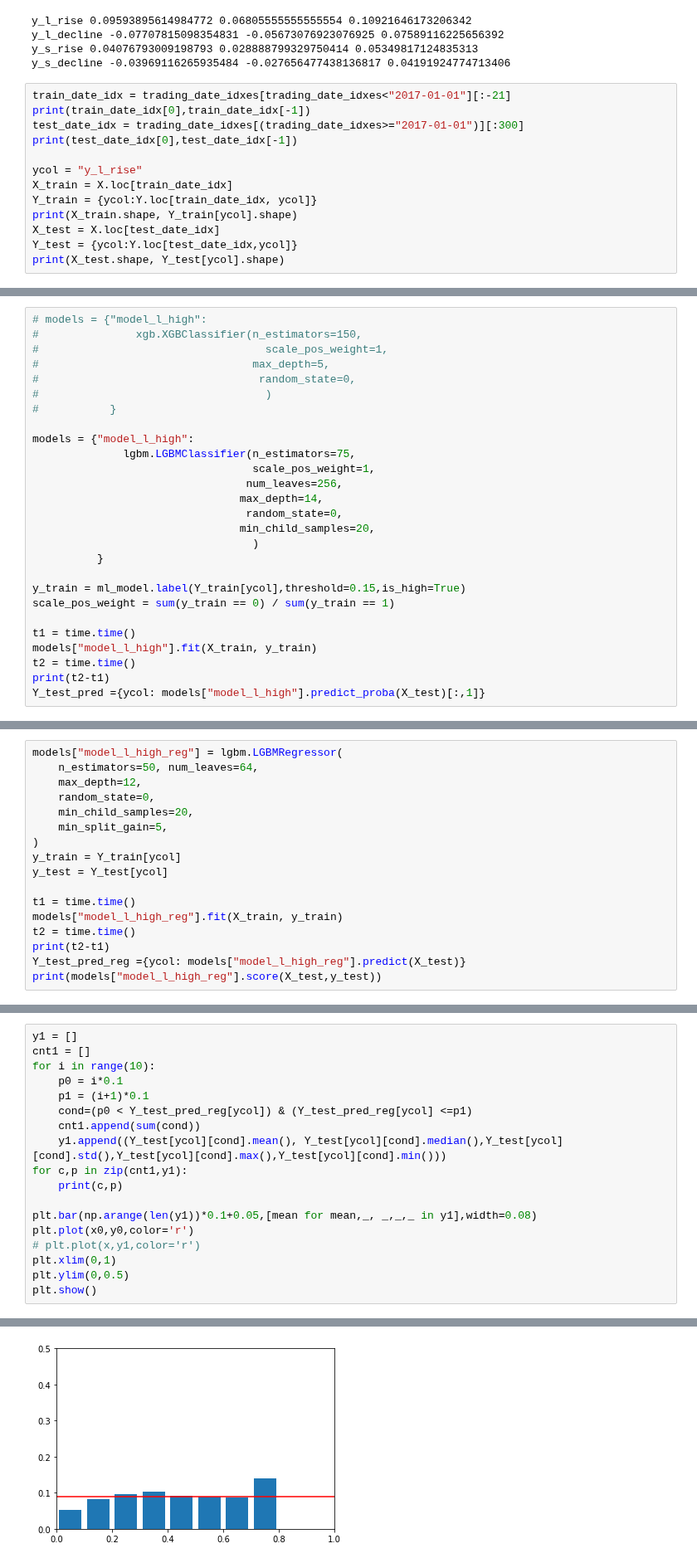
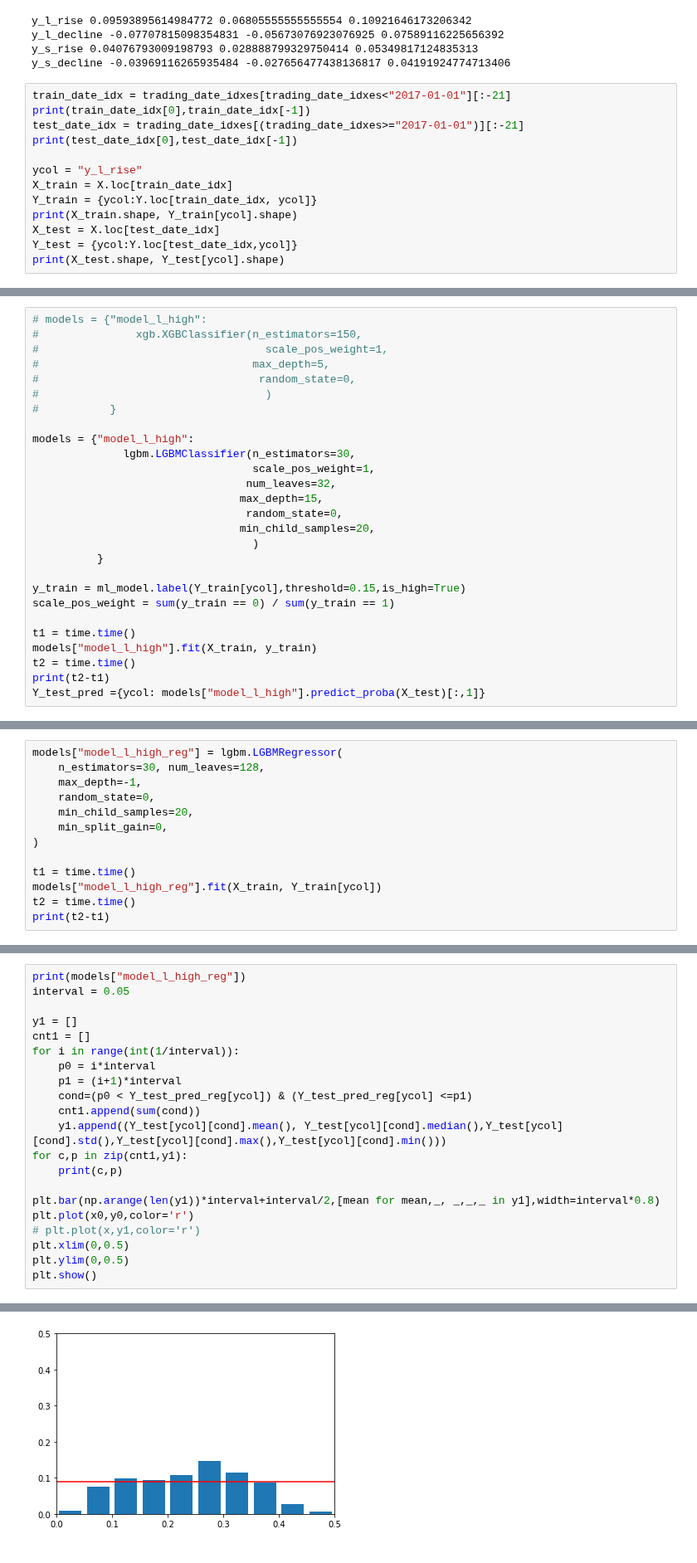
Before and after one commit to Bantorra0/Quant, a Jupyter notebook: test_clf.ipynb, the cells around one changed output, grey strips where cells are left out. Shown at 83% size. Drawn from its saved outputs; the diff is of its cells as text.

```diff
--- a/test_clf.ipynb
+++ b/test_clf.ipynb
@@ -89,7 +89,7 @@ y_s_decline -0.03969116265935484 -0.027656477438136817 0.04191924774713406
 # %%
 train_date_idx = trading_date_idxes[trading_date_idxes<"2017-01-01"][:-21]
 print(train_date_idx[0],train_date_idx[-1])
-test_date_idx = trading_date_idxes[(trading_date_idxes>="2017-01-01")][:300]
+test_date_idx = trading_date_idxes[(trading_date_idxes>="2017-01-01")][:-21]
 print(test_date_idx[0],test_date_idx[-1])
 
 ycol = "y_l_rise"
@@ -114,10 +114,10 @@ print(X_test.shape, Y_test[ycol].shape)
 #           }
 
 models = {"model_l_high":
-              lgbm.LGBMClassifier(n_estimators=75,
+              lgbm.LGBMClassifier(n_estimators=30,
                                   scale_pos_weight=1,
-                                 num_leaves=256,
-                                max_depth=14,
+                                 num_leaves=32,
+                                max_depth=15,
                                  random_state=0,
                                 min_child_samples=20,
                                   )
@@ -204,19 +205,15 @@ for code, df in df_combined[cond].groupby("code"):
 2017-05-23  603799.SH   42.7  42.9562    42.5035  0.379645  0.730326
 # %%
 models["model_l_high_reg"] = lgbm.LGBMRegressor(
-    n_estimators=50, num_leaves=64,
-    max_depth=12,
+    n_estimators=30, num_leaves=128,
+    max_depth=-1,
     random_state=0,
     min_child_samples=20,
-    min_split_gain=5,
+    min_split_gain=0,
 )
-y_train = Y_train[ycol]
-y_test = Y_test[ycol]
 
 t1 = time.time()
-models["model_l_high_reg"].fit(X_train, y_train)
+models["model_l_high_reg"].fit(X_train, Y_train[ycol])
 t2 = time.time()
 print(t2-t1)
-Y_test_pred_reg ={ycol: models["model_l_high_reg"].predict(X_test)}
-print(models["model_l_high_reg"].score(X_test,y_test))
 # %% [output]
@@ -349,21 +355,24 @@ plt.show()
 12 (0.060183483249202585, 0.03594701038310055, 0.12049318951641502, 0.3700854700854703, -0.10079184002147368)
 [figure]
 # %%
+print(models["model_l_high_reg"])
+interval = 0.05
+
 y1 = []
 cnt1 = []
-for i in range(10):
-    p0 = i*0.1
-    p1 = (i+1)*0.1
+for i in range(int(1/interval)):
+    p0 = i*interval
+    p1 = (i+1)*interval
     cond=(p0 < Y_test_pred_reg[ycol]) & (Y_test_pred_reg[ycol] <=p1)
     cnt1.append(sum(cond))
     y1.append((Y_test[ycol][cond].mean(), Y_test[ycol][cond].median(),Y_test[ycol][cond].std(),Y_test[ycol][cond].max(),Y_test[ycol][cond].min()))
 for c,p in zip(cnt1,y1):
     print(c,p)
 
-plt.bar(np.arange(len(y1))*0.1+0.05,[mean for mean,_, _,_,_ in y1],width=0.08)
+plt.bar(np.arange(len(y1))*interval+interval/2,[mean for mean,_, _,_,_ in y1],width=interval*0.8)
 plt.plot(x0,y0,color='r')
 # plt.plot(x,y1,color='r')
-plt.xlim(0,1)
+plt.xlim(0,0.5)
 plt.ylim(0,0.5)
 plt.show()
 # %% [output]
@@ -380,2 +396,2 @@ plt.show()
-[figure, old version]
+[figure, new version]
 # %%
```
Also changed, not shown: parts of 9 cells of this notebook, 1 other file.
